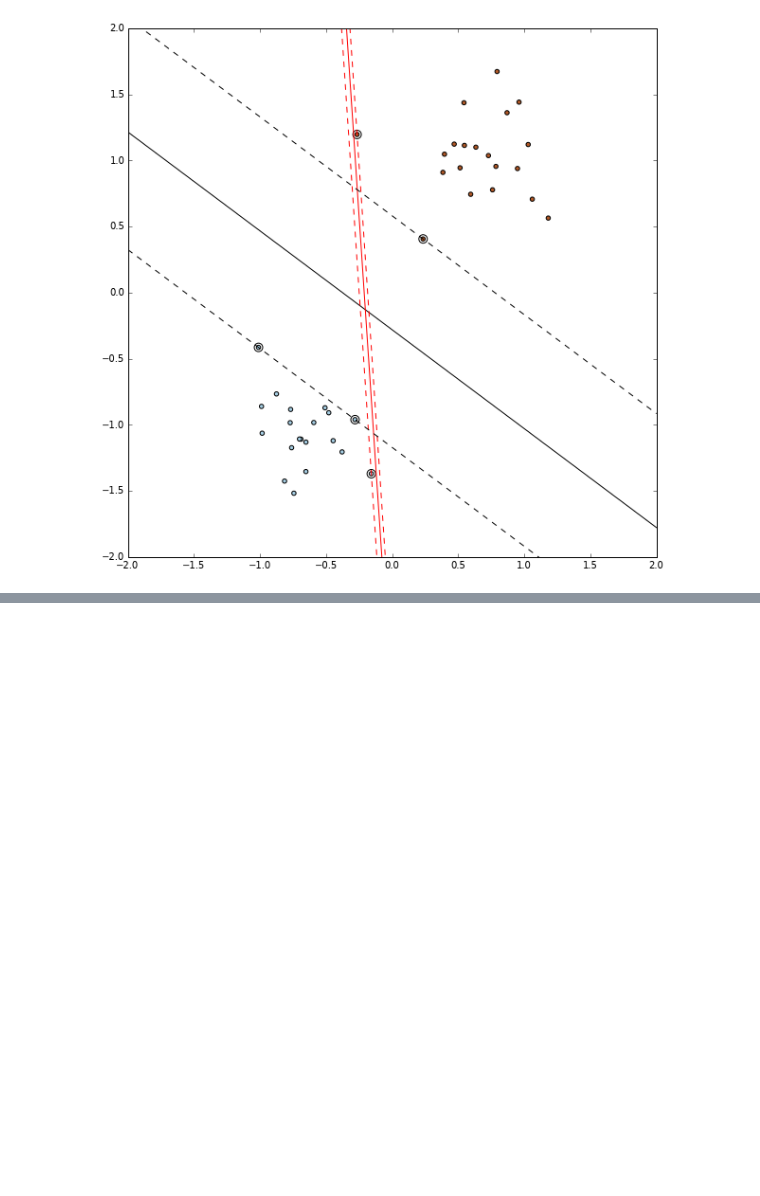
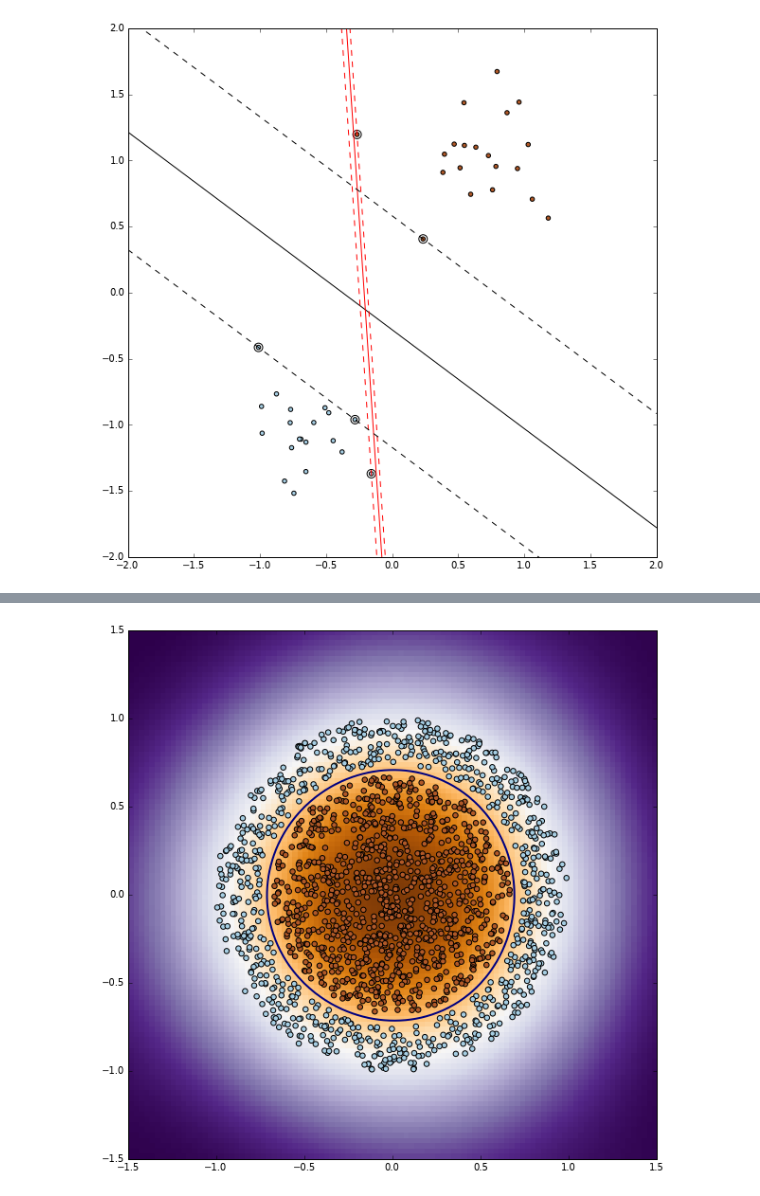
Before and after one commit to NICTA/MLSS, a Jupyter notebook: Classification.ipynb, the cells around one changed output, grey strips where cells are left out. Saved outputs shown, nothing was run; the diff lists cells and outputs as text; code cells hidden in the pictures; blank space fills up the shorter version.

```diff
--- a/Classification.ipynb
+++ b/Classification.ipynb
@@ -55,0 +56,4 @@ In real problems, it may not be possible to draw a straight line between the cla
+# %%
+util.nonlinear_svm()
+# %% [output]
+[figure, added]
```
Also changed, not shown: parts of 4 cells of this notebook, 1 other file.
